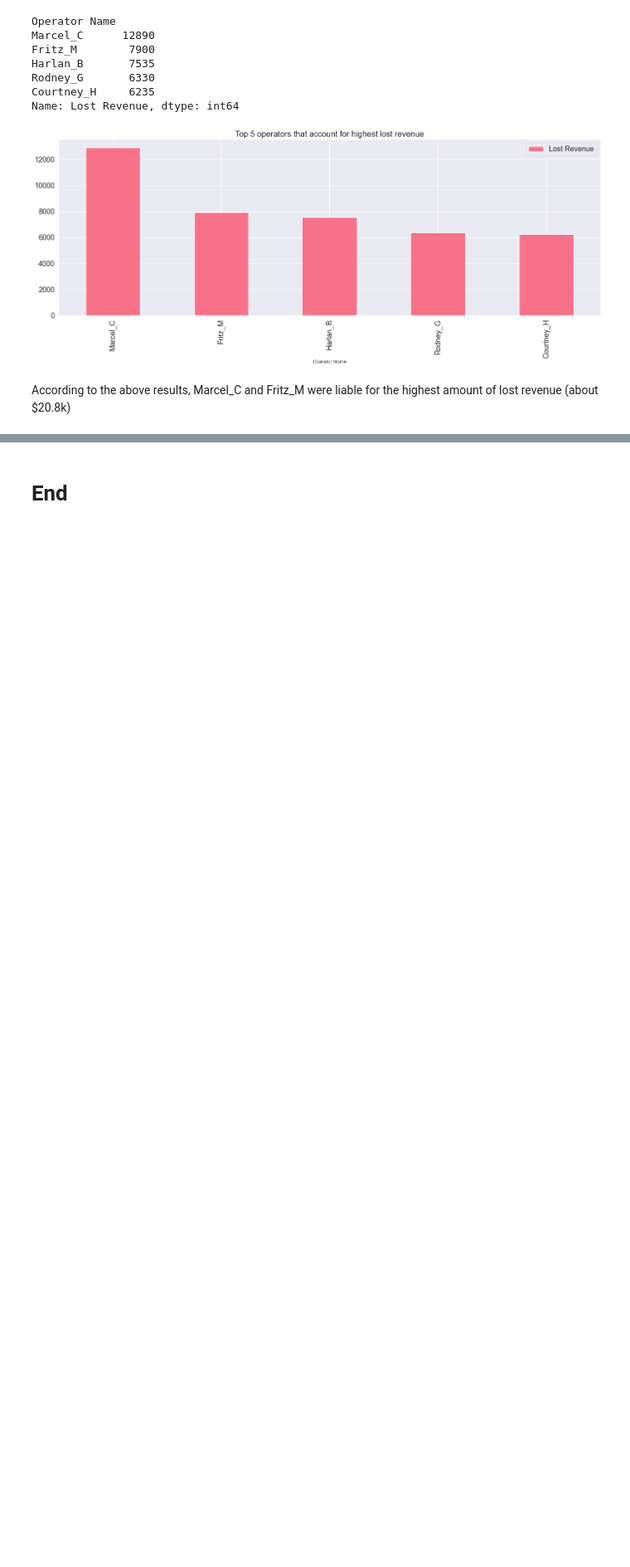
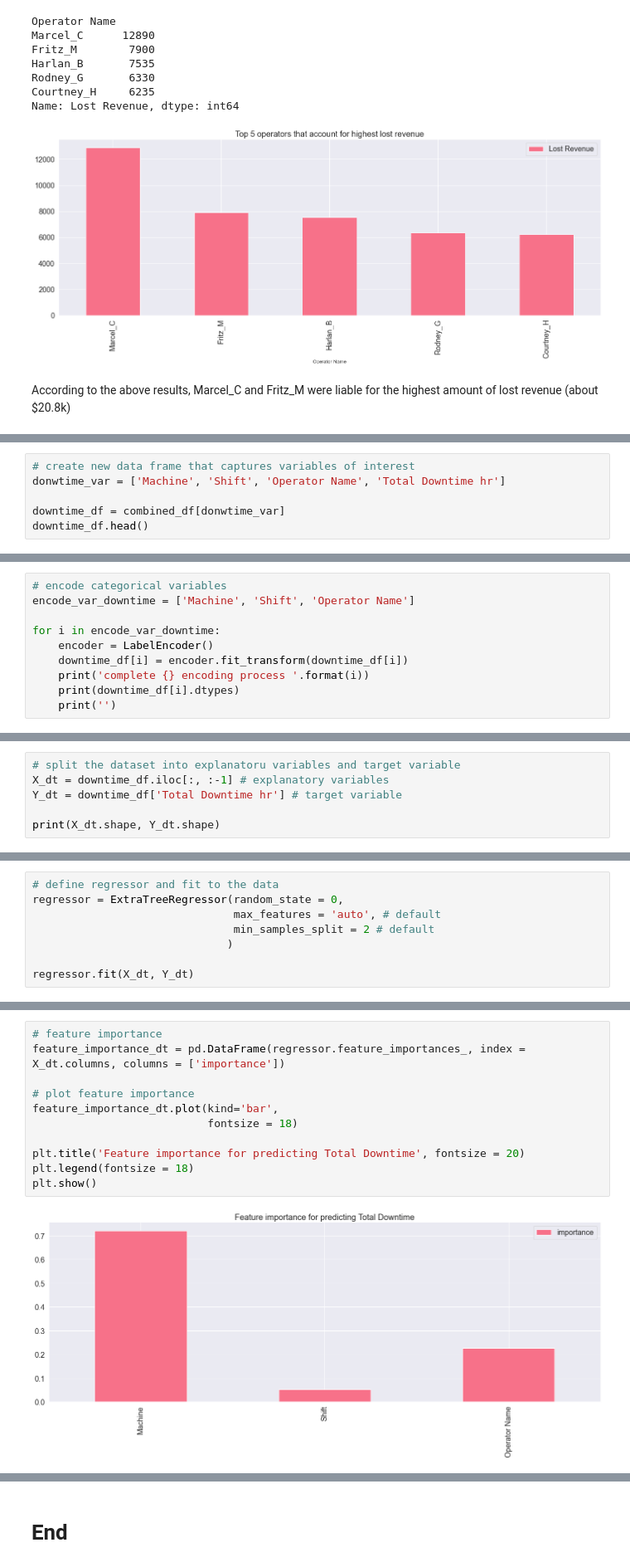
Before and after one commit to vidao-pki/analytics_onboarding, a Jupyter notebook: Exploration.ipynb, the cells around one changed output, grey strips where cells are left out. Shown: that part at 83% size. Saved outputs shown, nothing was run; the diff lists cells and outputs as text; blank space fills up the shorter version.

Commit message:
Feature importance analysis

```diff
--- a/Exploration.ipynb
+++ b/Exploration.ipynb
@@ -615,0 +618,6 @@ According to the above results, Marcel_C and Fritz_M were liable for the highest
+# %%
+# create new data frame that captures variables of interest
+donwtime_var = ['Machine', 'Shift', 'Operator Name', 'Total Downtime hr']
+
+downtime_df = combined_df[donwtime_var]
+downtime_df.head()
@@ -615,0 +631,10 @@ According to the above results, Marcel_C and Fritz_M were liable for the highest
+# %%
+# encode categorical variables
+encode_var_downtime = ['Machine', 'Shift', 'Operator Name']
+
+for i in encode_var_downtime:
+    encoder = LabelEncoder()
+    downtime_df[i] = encoder.fit_transform(downtime_df[i])
+    print('complete {} encoding process '.format(i))
+    print(downtime_df[i].dtypes)
+    print('')
@@ -615,0 +650,6 @@ According to the above results, Marcel_C and Fritz_M were liable for the highest
+# %%
+# split the dataset into explanatoru variables and target variable
+X_dt = downtime_df.iloc[:, :-1] # explanatory variables
+Y_dt = downtime_df['Total Downtime hr'] # target variable
+
+print(X_dt.shape, Y_dt.shape)
@@ -615,0 +658,8 @@ According to the above results, Marcel_C and Fritz_M were liable for the highest
+# %%
+# define regressor and fit to the data
+regressor = ExtraTreeRegressor(random_state = 0,
+                               max_features = 'auto', # default
+                               min_samples_split = 2 # default
+                              )
+
+regressor.fit(X_dt, Y_dt)
@@ -615,0 +668,13 @@ According to the above results, Marcel_C and Fritz_M were liable for the highest
+# %%
+# feature importance
+feature_importance_dt = pd.DataFrame(regressor.feature_importances_, index = X_dt.columns, columns = ['importance'])
+
+# plot feature importance
+feature_importance_dt.plot(kind='bar',
+                           fontsize = 18)
+
+plt.title('Feature importance for predicting Total Downtime', fontsize = 20)
+plt.legend(fontsize = 18)
+plt.show()
+# %% [output]
+[figure, added]
```
Also changed, not shown: parts of 12 cells of this notebook.
